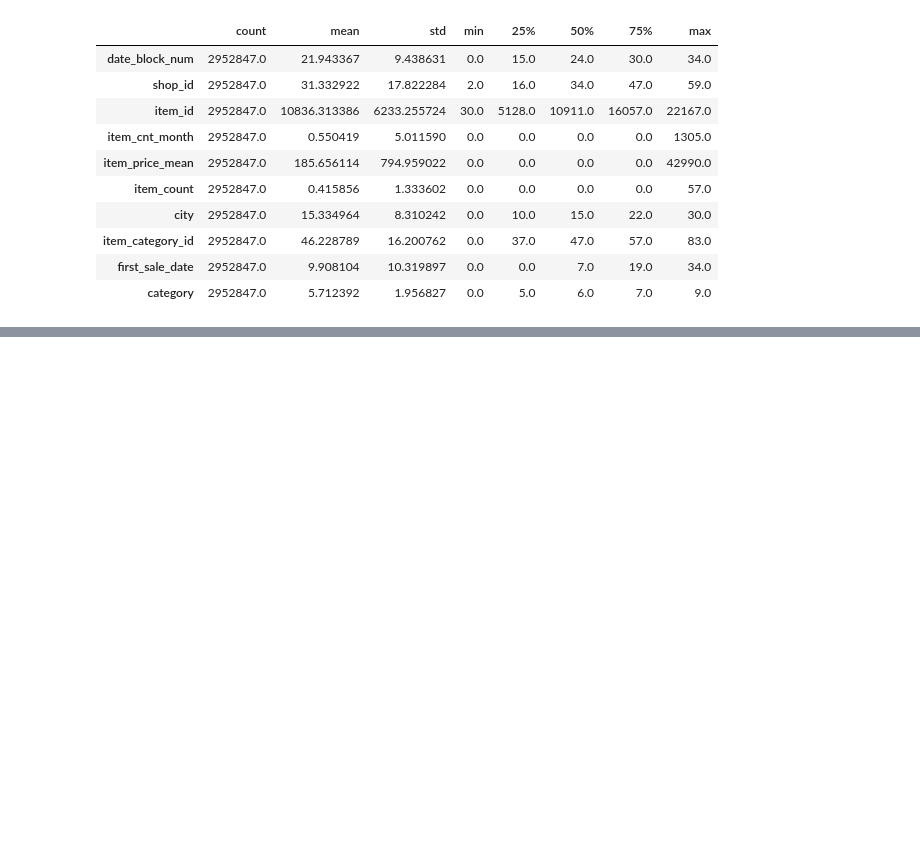
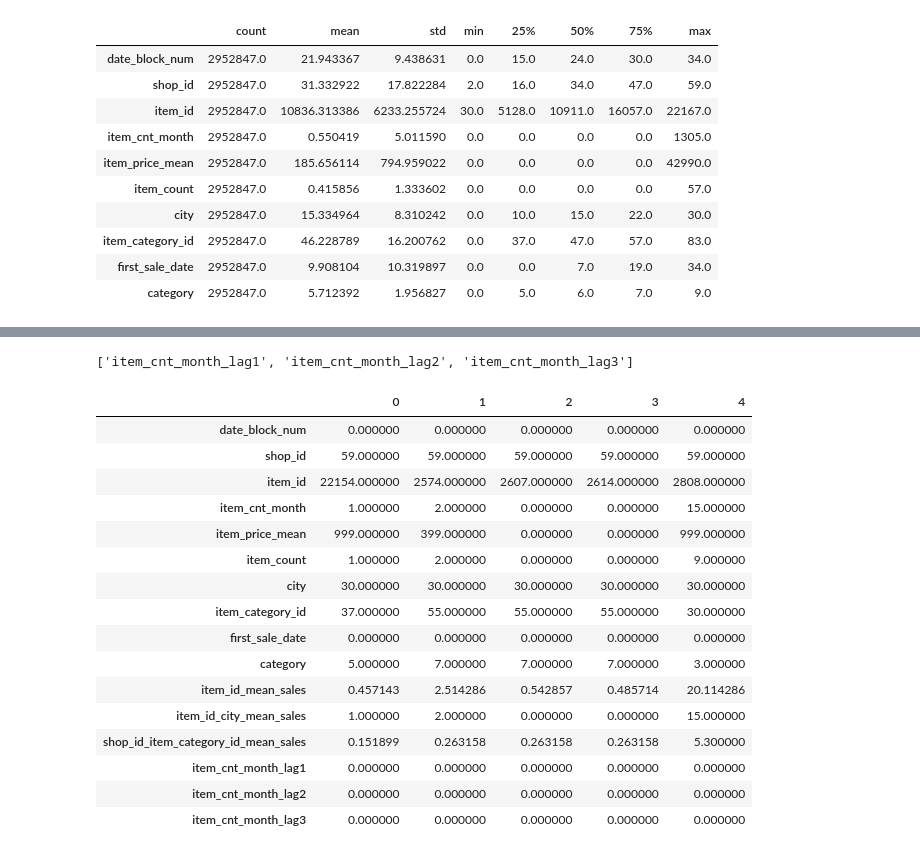
Before and after one commit to ionahu08/StoreSalesForecasting, a Jupyter notebook: Competition/Code/LightGBM.ipynb, the cells around one changed output, grey strips where cells are left out. Saved outputs shown, nothing was run; the diff lists cells and outputs as text; code cells hidden in the pictures; blank space fills up the shorter version.

```diff
--- a/Competition/Code/LightGBM.ipynb
+++ b/Competition/Code/LightGBM.ipynb
@@ -363,0 +505,66 @@ all_data.describe().T
+# %%
+def add_lag_features(df, lag_features_to_clip, idx_features,
+                     lag_feature, nlags=3, clip=False):
+    # Copy only the part of the DataFrame needed to create the lag features
+    df_temp = df[idx_features + [lag_feature]].copy()
+
+    # Create lag features
+    for i in range(1, nlags+1):
+        # Lag featrue name
+        lag_feature_name = lag_feature +'_lag' + str(i)
+        # Set df_temp column name
+        df_temp.columns = idx_features + [lag_feature_name]
+        # Add 1 to date_block_num feature in df_temp
+        df_temp['date_block_num'] += 1
+        # Merge df with df_temp based on idx_feature
+        df = df.merge(df_temp.drop_duplicates(),
+                      on=idx_features,
+                      how='left')
+        # Replace NaN with 0
+        df[lag_feature_name] = df[lag_feature_name].fillna(0)
+        # Add lag features to lag_features_to_clip to clip between 0 and 20
+        if clip:
+            lag_features_to_clip.append(lag_feature_name)
+
+    # Date downcasting
+    df = downcast(df, False)
+    # Garbage collection
+    del df_temp
+    gc.collect()
+
+    return df, lag_features_to_clip
+# %%
+lag_features_to_clip = [] # list of lag features to be clipped to between 0 to 20
+idx_features = ['date_block_num', 'shop_id', 'item_id'] # base features
+
+# Create 3 month lag features of item_cnt_month based on idx_features
+all_data, lag_features_to_clip = add_lag_features(df=all_data,
+                                                  lag_features_to_clip=lag_features_to_clip,
+                                                  idx_features=idx_features,
+                                                  lag_feature='item_cnt_month',
+                                                  nlags=3,
+                                                  clip=True)
+# %%
+lag_features_to_clip
+# %% [output]
+['item_cnt_month_lag1', 'item_cnt_month_lag2', 'item_cnt_month_lag3']
+# %%
+all_data.head().T
+# %% [output]
+|  | 0 | 1 | 2 | 3 | 4 |
+| date_block_num | 0.000000 | 0.000000 | 0.000000 | 0.000000 | 0.000000 |
+| shop_id | 59.000000 | 59.000000 | 59.000000 | 59.000000 | 59.000000 |
+| item_id | 22154.000000 | 2574.000000 | 2607.000000 | 2614.000000 | 2808.000000 |
+| item_cnt_month | 1.000000 | 2.000000 | 0.000000 | 0.000000 | 15.000000 |
+| item_price_mean | 999.000000 | 399.000000 | 0.000000 | 0.000000 | 999.000000 |
+| item_count | 1.000000 | 2.000000 | 0.000000 | 0.000000 | 9.000000 |
+| city | 30.000000 | 30.000000 | 30.000000 | 30.000000 | 30.000000 |
+| item_category_id | 37.000000 | 55.000000 | 55.000000 | 55.000000 | 30.000000 |
+| first_sale_date | 0.000000 | 0.000000 | 0.000000 | 0.000000 | 0.000000 |
+| category | 5.000000 | 7.000000 | 7.000000 | 7.000000 | 3.000000 |
+| item_id_mean_sales | 0.457143 | 2.514286 | 0.542857 | 0.485714 | 20.114286 |
+| item_id_city_mean_sales | 1.000000 | 2.000000 | 0.000000 | 0.000000 | 15.000000 |
+| shop_id_item_category_id_mean_sales | 0.151899 | 0.263158 | 0.263158 | 0.263158 | 5.300000 |
+| item_cnt_month_lag1 | 0.000000 | 0.000000 | 0.000000 | 0.000000 | 0.000000 |
+| item_cnt_month_lag2 | 0.000000 | 0.000000 | 0.000000 | 0.000000 | 0.000000 |
+| item_cnt_month_lag3 | 0.000000 | 0.000000 | 0.000000 | 0.000000 | 0.000000 |
```
Also changed, not shown: parts of 17 cells of this notebook.
